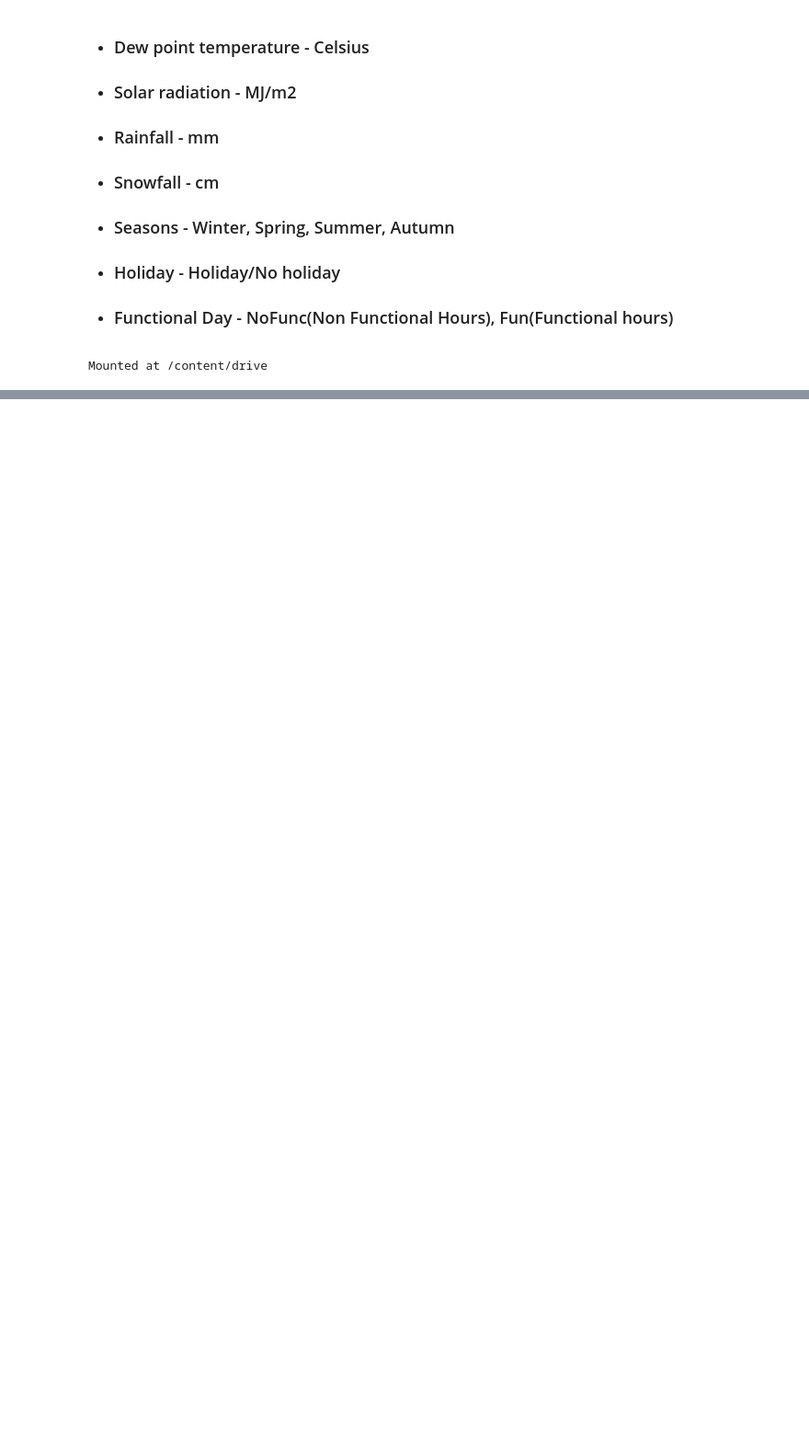
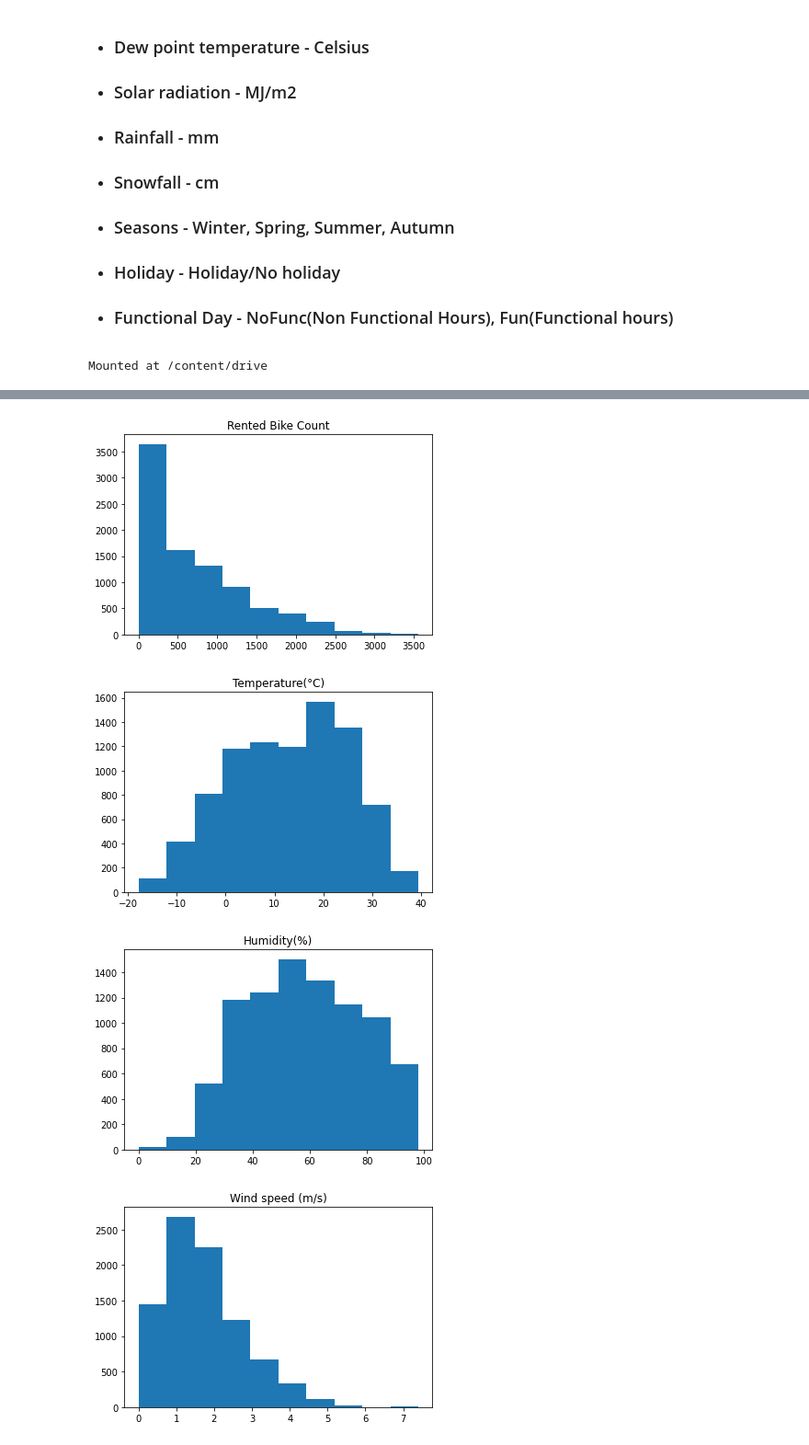
Before and after one commit to Bibhuti-MLAI/Bike-Sharing-Demand-Prediction, a Jupyter notebook: Bike_Sharing_Demand_Prediction_Capstone_Project.ipynb, the cells around one changed output, grey strips where cells are left out. Shown at 92% size. Cells and saved outputs as stored; diff of their text form; code cells hidden in the pictures; blank space fills up the shorter version.

```diff
--- a/Bike_Sharing_Demand_Prediction_Capstone_Project.ipynb
+++ b/Bike_Sharing_Demand_Prediction_Capstone_Project.ipynb
@@ -54,3 +128,5 @@ Index(['Date', 'Rented Bike Count', 'Hour', 'Temperature(°C)', 'Humidity(%)',
+# %%
+data.drop('Date', axis=1, inplace=True)
 # %%
 data.info()
 # %% [output]
@@ -127,0 +150,2 @@ data.isnull()
+# %%
+data['Hour']=data['Hour'].astype('O')
@@ -127,0 +181,5 @@ data.isnull()
+# %%
+#List of categorical features
+categorical_features=[feature for feature in data.columns if data[feature].dtype=='O']
+print('Number of categorical variables: ', len(categorical_features))
+categorical_features
@@ -127,0 +205,13 @@ data.isnull()
+# %%
+#Understanding the numerical features
+df_num=data.drop(categorical_features,axis=1)
+# %%
+for cols in df_num.columns:
+    plt.hist(df_num[cols])
+    plt.title(cols)
+    plt.show()
+# %% [output]
+[figure, added]
+[figure, added]
+[figure, added]
+[figure, added]
```
Also changed, not shown: parts of 19 cells of this notebook.
